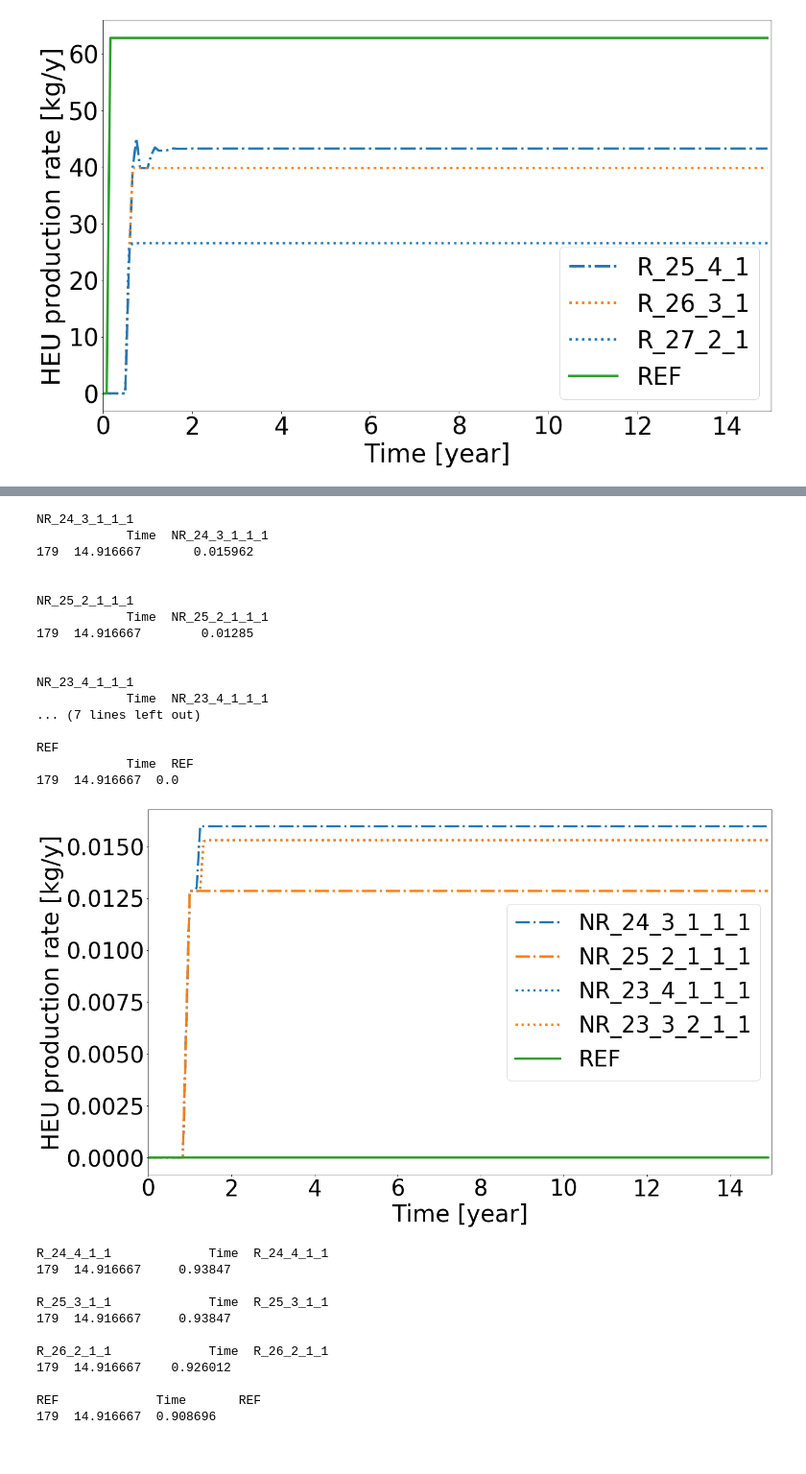
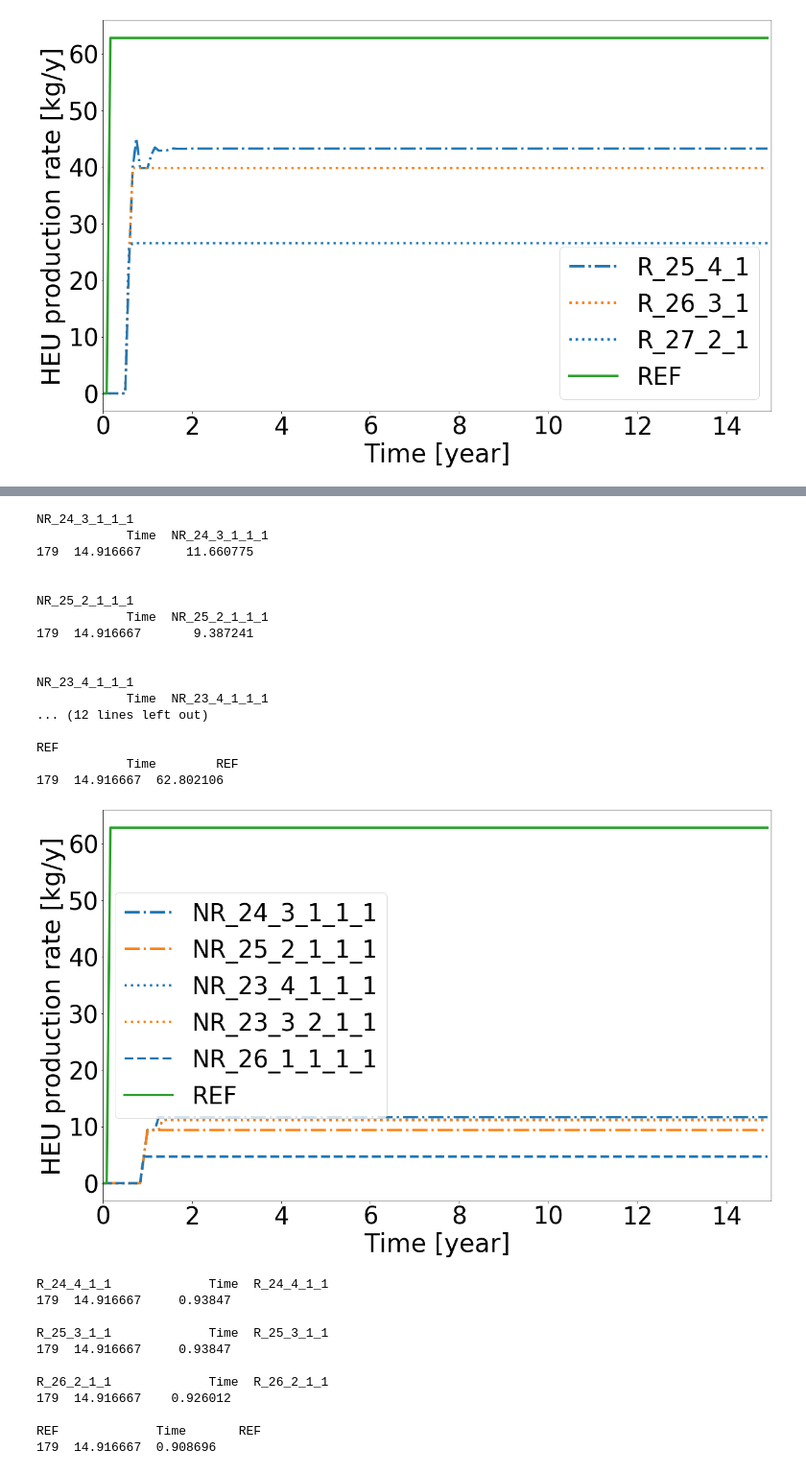
Before and after one commit to stompsjo/enrich_inmm, a Jupyter notebook: Production.ipynb, the cells around one changed output, grey strips where cells are left out. Shown at 96% size. Drawn from its saved outputs; the diff is of its cells as text; code cells hidden in the pictures.

```diff
--- a/Production.ipynb
+++ b/Production.ipynb
@@ -23,16 +23,16 @@ from cymetric import timeseries as tm
 files = ['case_1/NR_25_3_1_1.sqlite',
          'case_1/R_25_4_1.sqlite',
          'case_2/NR_24_3_1_1_1.sqlite',
-         'case_2/R_24_4_1_1.sqlite',
+         'case_2/R_25_3_1_1.sqlite',
          'case_3/NR_25_3_1_1.sqlite',
-         'case_3/R_25_3_1_1.sqlite',
+         'case_3/R_25_4_1.sqlite',
          'ref/ref.sqlite']
 invs = ['storage_3',
         'storage_2',
+        'storage_4',
         'storage_3',
         'storage_3',
-        'storage_3',
-        'storage_3',
+        'storage_2',
         'storage']
 
 c_names = ['A/NR','A/R','B/NR','B/R','C/NR','C/R','REF']
@@ -400,9 +403,9 @@ files = ['case_2/NR_24_3_1_1_1.sqlite',
          'case_2/NR_25_2_1_1_1.sqlite',
          'case_2/NR_23_4_1_1_1.sqlite',
          'case_2/NR_23_3_2_1_1.sqlite',
+         'case_2/NR_26_1_1_1_1.sqlite',
          'ref/ref.sqlite']
 receivers = ['storage_4',
-        'storage_4',
         'storage_4',
         'storage_4',
         'storage_4',
@@ -412,15 +415,15 @@ nucs1 = ['238U']
 nucs2 = ['235U']
 uma_238u = 238050786.996e-6
 uma_235u = 235043928.190e-6
-style = ['-.', '-.', ':', ':', '-']
-color = ['C0', 'C1', 'C0', 'C1','C2']
+style = ['-.', '-.', ':', ':', '--','-']
+color = ['C0', 'C1', 'C0', 'C1', 'C0','C2']
 
-c_names = ['NR_24_3_1_1_1','NR_25_2_1_1_1','NR_23_4_1_1_1','NR_23_3_2_1_1','REF']
+c_names = ['NR_24_3_1_1_1','NR_25_2_1_1_1','NR_23_4_1_1_1','NR_23_3_2_1_1','NR_26_1_1_1_1','REF']
 
 LEU_qty_case_2_x = []
 plt_LEU_qty_case_2_x = []
 
-for i in range(5):
+for i in range(6):
     db_ = cym.dbopen(files[i])
     ev_ = cym.Evaluator(db=db_, write=False)
     df_ = cyh.TransFrac(ev=ev_, rec=[receivers[i]],  nucs1=nucs1, nucs2=nucs2, factor1=uma_238u, factor2=uma_235u)
@@ -458,63 +464,63 @@ files = ['case_2/NR_24_3_1_1_1.sqlite',
          'case_2/NR_25_2_1_1_1.sqlite',
          'case_2/NR_23_4_1_1_1.sqlite',
          'case_2/NR_23_3_2_1_1.sqlite',
+         'case_2/NR_26_1_1_1_1.sqlite',
          'ref/ref.sqlite']
 invs = ['storage_4',
         'storage_4',
         'storage_4',
         'storage_4',
         'storage_4',
-        'storage_4',
         'storage']
 
-c_names = ['NR_24_3_1_1_1','NR_25_2_1_1_1','NR_23_4_1_1_1','NR_23_3_2_1_1','REF']
+c_names = ['NR_24_3_1_1_1','NR_25_2_1_1_1','NR_23_4_1_1_1','NR_23_3_2_1_1','NR_26_1_1_1_1','REF']
 
 LEU_qty_case_2_x = []
 plt_LEU_qty_case_2_x = []
-style = ['-.', '-.', ':', ':', '-']
-color = ['C0', 'C1', 'C0', 'C1', 'C2']
+style = ['-.', '-.', ':', ':', '--','-']
+color = ['C0', 'C1', 'C0', 'C1', 'C0','C2']
 
 
-for i in range(5):
+for i in range(6):
     db_ = cym.dbopen(files[i])
     ev_ = cym.Evaluator(db=db_, write=False)
 
     #df_ = tm.inventories(ev_, [invs[i]])
     #df_ = pdh.RenameTS(pdh.RemoveNan(df_), "Time", c_names[i])
 
     df_ = tm.transactions(ev_, receivers=[invs[i]])
     df_ = pdh.RenameTS(pdh.RemoveNan(df_), "Time", c_names[i])
     df_[c_names[i]] *= 12
     df_['Time'] *= 1/12.
 
     LEU_qty_case_2_x.append(df_)
     plt_LEU_qty_case_2_x.append( (LEU_qty_case_2_x[i], c_names[i]) )
     print(c_names[i], "\n ", df_.tail(1), "\n\n")
 pdh.MakePlot(plt_LEU_qty_case_2_x, "Time", "HEU production rate [kg/y]", linestyle=style, color=color, mk="", lw=4 )
 plt.xlabel('Time [year]')
 
 x = np.arange(0, 16, 1)
 plt.xlim(0,15)
 plt.savefig('BNR_production.png')
 # %% [output]
 NR_24_3_1_1_1
             Time  NR_24_3_1_1_1
-179  14.916667       0.015962
+179  14.916667      11.660775
 
 
 NR_25_2_1_1_1
             Time  NR_25_2_1_1_1
-179  14.916667        0.01285
+179  14.916667       9.387241
 
 
 NR_23_4_1_1_1
             Time  NR_23_4_1_1_1
-... (7 lines left out)
+... (12 lines left out)
 
 REF
-            Time  REF
-179  14.916667  0.0
+            Time        REF
+179  14.916667  62.802106
-[figure, old version]
+[figure, new version]
 # %%
 ##############
 # CASE 2: RECYCLING
```
Also changed, not shown: parts of 4 cells of this notebook, 35 other files.
